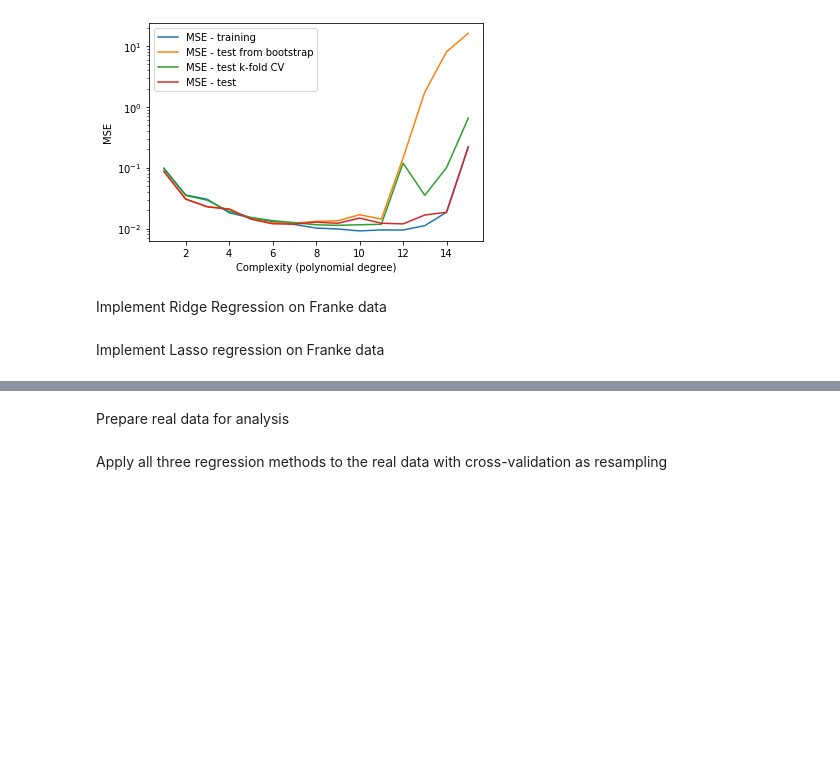
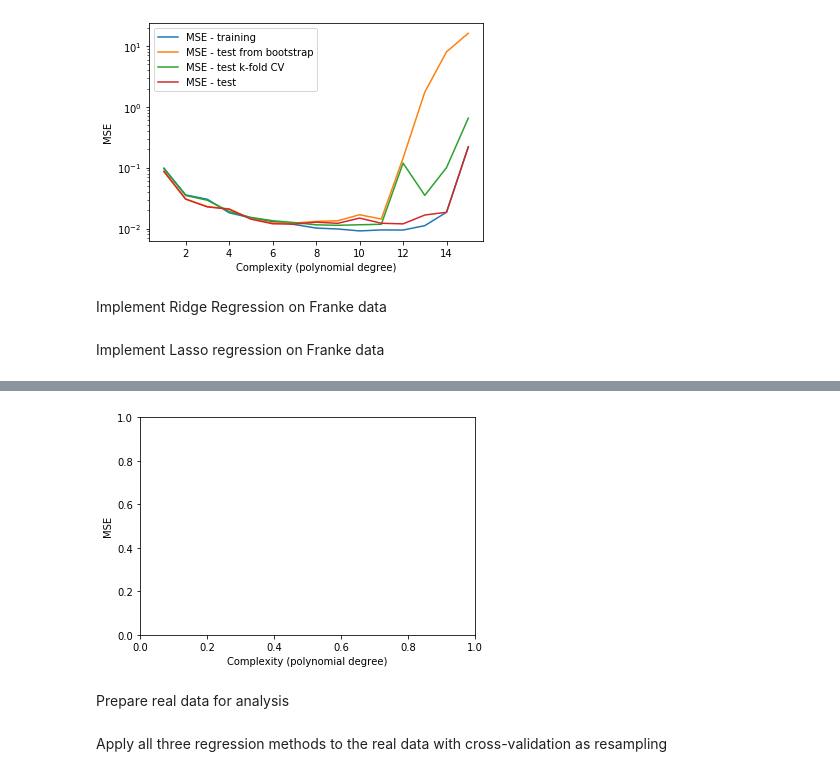
Before and after one commit to tellefs/ML-projects, a Jupyter notebook: project1/project1.ipynb, the cells around one changed output, grey strips where cells are left out. Drawn from its saved outputs; the diff is of its cells as text; code cells hidden in the pictures; blank space fills up the shorter version.

Commit message:
lasso progress

```diff
--- a/project1/project1.ipynb
+++ b/project1/project1.ipynb
@@ -237,3 +237,86 @@ plt.show()
 Implement Ridge Regression on Franke data
 # %% [markdown]
 Implement Lasso regression on Franke data
+# %%
+np.random.seed(47309275)
+max_degree = 15
+n = 1000
+noise_factor = .1
+n_bootstraps = 100
+
+degree = np.linspace(1, max_degree, max_degree)
+MSE_test = np.zeros(max_degree)
+MSE_train = np.zeros(max_degree)
+MSE_test_bootstrap = np.zeros(max_degree)
+
+bias = np.zeros(max_degree)
+variance = np.zeros(max_degree)
+error = np.zeros(max_degree)
+
+noise = noise_factor*np.random.randn(n)
+x = np.random.uniform(0,1,n)
+y = np.random.uniform(0,1,n)
+
+z = FrankeFunction(x,y) + noise
+
+#model_lasso = skl.Lasso(alpha=_lambda, fit_intercept=False).fit(X, z)
+
+
+def Lasso(x, y, z, n_lambda, max_degree, method):
+
+
+    bias = np.zeros(max_degree)
+    variance = np.zeros(max_degree)
+    error = np.zeros(max_degree)
+
+    _lambda = np.logspace(-8, -1, n_lambda)
+    #_lambda = [0.1]
+
+
+    if (method == 'Bootstrap'):
+        n_bootstraps = 100
+        MSE_test_bootstrap = np.zeros(max_degree)
+
+
+        clf_lasso = skl.Lasso(alpha=_lambda, fit_intercept=False).fit(X, z)
+
+    if (method == 'k-fold_CV'):
+        k_folds = 10 #number of folds
+
+
+        MSE_lasso_kfold = np.zeros(max_degree)
+
+
+        for i in range(max_degree):
+            X = create_X(x, y, i)
+            z_split = np.array_split(z, k_folds)
+            X_split = np.array_split(X, k_folds)
+            MSE_test_kfold_values = np.zeros(k_folds)
+
+            for k in range(k_folds):
+                z_test = z_split[k]
+                z_train = np.concatenate(np.delete(z_split, k, 0))
+
+                X_test = X_split[k] #picks out the kth matrix from X
+                X_train = np.concatenate(np.delete(X_split, k, 0)) #deletes the kth matrix, and leaves the rest
+
+                clf_lasso = skl.Lasso(alpha=_lambda[], fit_intercept=False).fit(X_train, z_train)
+                beta_lasso_kfold = clf_lasso.coef_
+
+                z_tilde = X_train @ beta_lasso_kfold
+                z_predict = X_test @ beta_lasso_kfold
+                MSE_test_kfold_values[k] = MSE(z_test,z_predict)
+
+            MSE_lasso_kfold[i] = np.mean(MSE_test_kfold_values)
+
+        return MSE_lasso_kfold
+
+
+plt.figure()
+plt.ylabel('MSE')
+plt.xlabel('Complexity (polynomial degree)')
+plt.plot(degree, Lasso(x,y,z,n_lambda=10,max_degree=max_degree,method='k-fold_CV'), label='MSE -lasso_kfold')
+plt.yscale('log')
+plt.legend()
+plt.show()
+# %% [output]
@@ -240,3 +324,4 @@ Implement Lasso regression on Franke data
+[figure, added]
 # %% [markdown]
 Prepare real data for analysis
 # %% [markdown]
```
Also changed, not shown: parts of 2 cells of this notebook.
